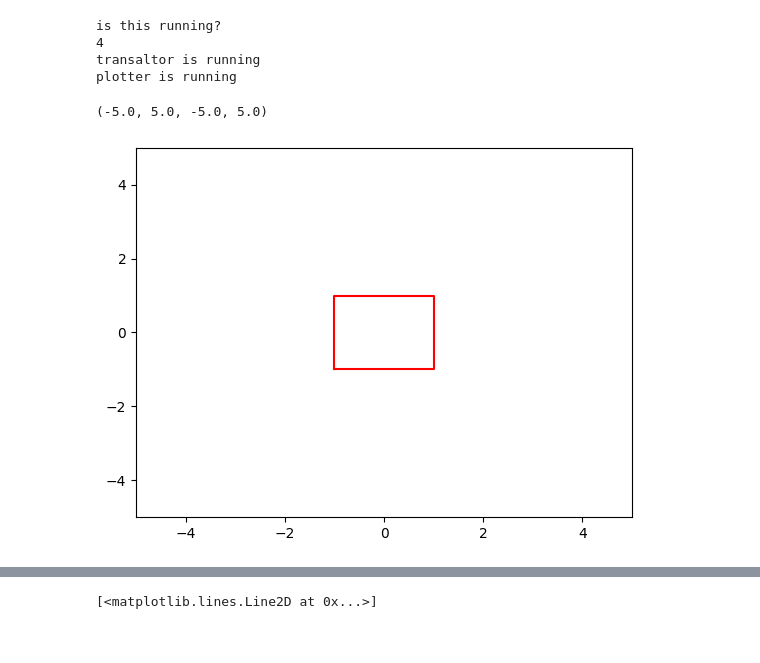
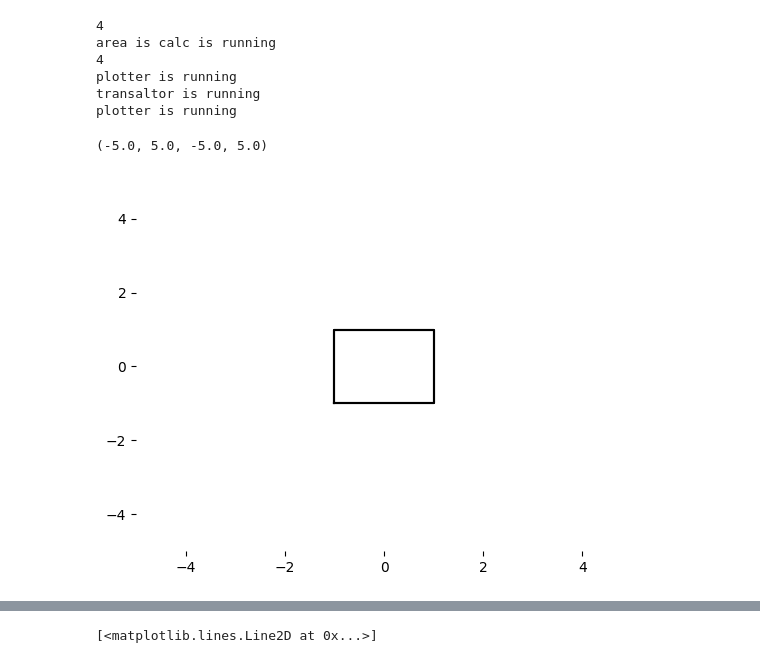
Before and after one commit to MxLied/Phyton-Max-Liedman, a Jupyter notebook: Labs och Explorations/tuto.ipynb, the cells around one changed output, grey strips where cells are left out. Drawn from its saved outputs; the diff is of its cells as text; code cells hidden in the pictures.

```diff
--- a/Labs och Explorations/tuto.ipynb
+++ b/Labs och Explorations/tuto.ipynb
@@ -1,65 +1,72 @@
 # %%
-        #TODO  make better named varibales,
-        #TODO comment code,
-        #TODO describe the order how it creates a square the logic behind thelists
+import matplotlib.pyplot as plt
+#TODO  make better named varibales,
+#TODO comment code,
+#TODO describe the order how it creates a square the logic behind thelists
 
+class Rectangle():
+    """Creates rectangle, plots rectangle calculates area, calculates circumference, """
+    def __init__(self, height:float, width:float, center_point_x:float, center_point_y:float):
 
-import matplotlib.pyplot as plt
-import time
-class Rectangle():
-    def __init__(self, height, width, mittpunkt_x, mittpunkt_y):
         self.height = height
-        self.width  = width
-        self.mittpunkt_x = mittpunkt_x
-        self.mittpunkt_y = mittpunkt_y
+        self.width = width
+        self.center_point_x = center_point_x
+        self.center_point_y = center_point_y
 
     ## calculates area
     def rectangle_area(self):
-        print("is this running?")
+        print("area is calc is running")
         return self.height*self.width
+
+    def rectangle_circumference(self):
+        return self.height+self.width
 
     ## moves square in axis (will be in super class)
     def transalte(self, x_offsett, y_offsett):
         print("transaltor is running")
-        self.mittpunkt_x = x_offsett
-        self.mittpunkt_y = y_offsett
+        self.center_point_x = x_offsett
+        self.center_point_y = y_offsett
         return
 
     ### colour = coloring of rectangle as example, newRectangle.plot('b') defualt colour is black
     def plot(self, colour = 'k'):
         print("plotter is running")
 
-        horn_x = self.mittpunkt_x -(self.width/2)
-        horn_y = self.mittpunkt_y -(self.height/2)
+        cornor_of_x = self.center_point_x -(self.width/2)
+        cornor_of_y = self.center_point_y -(self.height/2)
 
-        x_list = [horn_x, horn_x, self.width + horn_x, self.width + horn_x, horn_x]
+        x_list = [cornor_of_x, cornor_of_x, self.width + cornor_of_x, self.width + cornor_of_x, cornor_of_x]
 
-        y_list = [horn_y, horn_y + self.height, horn_y + self.height, horn_y, horn_y]
+        y_list = [cornor_of_y, cornor_of_y + self.height, cornor_of_y + self.height, cornor_of_y, cornor_of_y]
 
         plt.plot(x_list, y_list, c = colour)
-        return
+
 
 
 ## first two values creates square = (height, width),
 # last two valvues (rectangle mover in x-axis  from center of square), (rectangel mover in y-axis from center of square)
 newRectangle = Rectangle(2, 2, 0, 0)
 
 #calculates area
+print(newRectangle.rectangle_circumference())
 print(newRectangle.rectangle_area())
-
+newRectangle.plot()
 ## move square in axis
 newRectangle.transalte(0,0)
+newRectangle.plot()
+cikrel = 4
 
-newRectangle.plot('r')
+# ## axis
+plt.box(False)
+plt.axis([-5, 5, -5, 5])
 
-#newRectangle.plot()
-
-## axis
-plt.axis([-5, 5, -5, 5])
+## PLT.SHOW
 # %% [output]
-is this running?
 4
+area is calc is running
+4
+plotter is running
 transaltor is running
 plotter is running
 (-5.0, 5.0, -5.0, 5.0)
-[figure, old version]
+[figure, new version]
```
Also changed, not shown: parts of 2 cells of this notebook.
